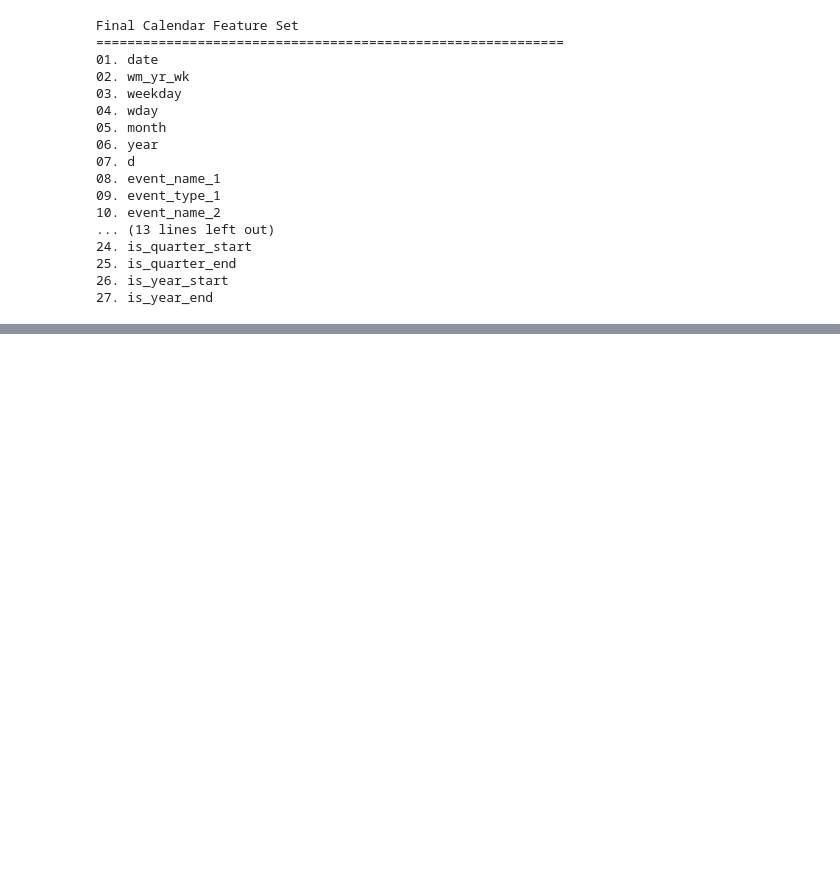
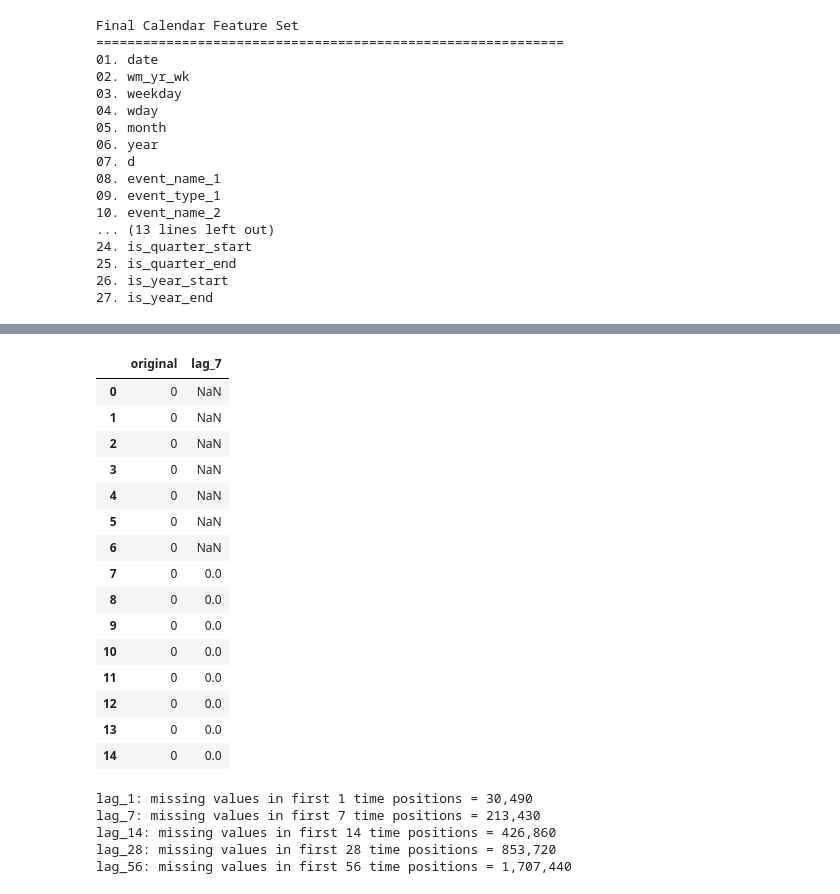
Before and after one commit to Naveeth-Nawzer/dl-assignment, a Jupyter notebook: notebooks/03_feature_engineering.ipynb, the cells around one changed output, grey strips where cells are left out. Saved outputs shown, nothing was run; the diff lists cells and outputs as text; code cells hidden in the pictures; blank space fills up the shorter version.

```diff
--- a/notebooks/03_feature_engineering.ipynb
+++ b/notebooks/03_feature_engineering.ipynb
@@ -708,0 +751,9 @@ Final Calendar Feature Set
+# %%
+sales_columns = [
+    column for column in sales_clean.columns
+    if column.startswith("d_")
+]
+
+print("Number of daily demand columns:", len(sales_columns))
+print("First 5:", sales_columns[:5])
+print("Last 5:", sales_columns[-5:])
@@ -708,0 +819,16 @@ Final Calendar Feature Set
+# %%
+series_index = 0
+
+original = sales_clean.loc[series_index, sales_columns]
+
+print("Original demand:")
+print(original.iloc[:10].to_string())
+
+lag_1 = lag_features[1].loc[series_index]
+
+comparison = pd.DataFrame({
+    "original": original.iloc[:10].values,
+    "lag_1": lag_1.iloc[:10].values
+})
+
+display(comparison)
@@ -708,0 +858,43 @@ Final Calendar Feature Set
+# %%
+lag_7 = lag_features[7].loc[series_index]
+
+comparison_7 = pd.DataFrame({
+    "original": original.iloc[:15].values,
+    "lag_7": lag_7.iloc[:15].values
+})
+
+display(comparison_7)
+# %% [output]
+|  | original | lag_7 |
+| 0 | 0 | NaN |
+| 1 | 0 | NaN |
+| 2 | 0 | NaN |
+| 3 | 0 | NaN |
+| 4 | 0 | NaN |
+| 5 | 0 | NaN |
+| 6 | 0 | NaN |
+| 7 | 0 | 0.0 |
+| 8 | 0 | 0.0 |
+| 9 | 0 | 0.0 |
+| 10 | 0 | 0.0 |
+| 11 | 0 | 0.0 |
+| 12 | 0 | 0.0 |
+| 13 | 0 | 0.0 |
+| 14 | 0 | 0.0 |
+# %%
+for lag in lag_days:
+    lag_data = lag_features[lag]
+
+    first_column_missing = lag_data.iloc[:, :lag].isna().sum().sum()
+
+    print(
+        f"lag_{lag}: "
+        f"missing values in first {lag} time positions = "
+        f"{first_column_missing:,}"
+    )
+# %% [output]
+lag_1: missing values in first 1 time positions = 30,490
+lag_7: missing values in first 7 time positions = 213,430
+lag_14: missing values in first 14 time positions = 426,860
+lag_28: missing values in first 28 time positions = 853,720
+lag_56: missing values in first 56 time positions = 1,707,440
```
Also changed, not shown: parts of 15 cells of this notebook, 3 other files.
